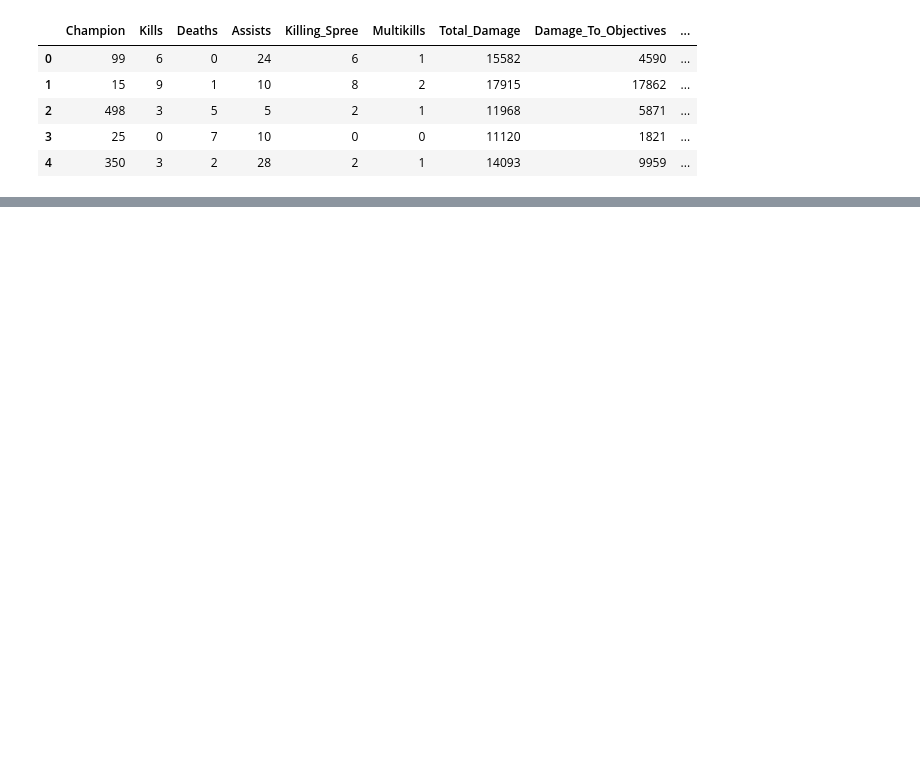
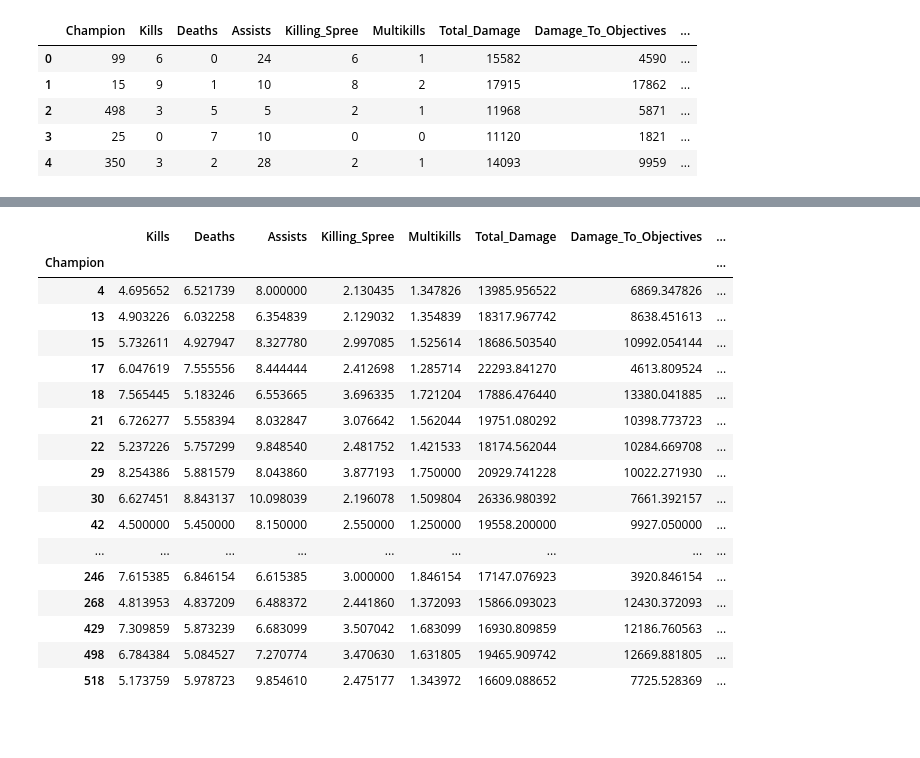
Before and after one commit to hiowatah/Analysis-of-Qiyana-LoL, a Jupyter notebook: API Call/Bottom Lane Cluster.ipynb, the cells around one changed output, grey strips where cells are left out. Drawn from its saved outputs; the diff is of its cells as text; code cells hidden in the pictures; blank space fills up the shorter version.

```diff
--- a/API Call/Bottom Lane Cluster.ipynb
+++ b/API Call/Bottom Lane Cluster.ipynb
@@ -83,5 +75,5 @@ plt.grid(True)
 # %%
-k_means = KMeans(n_clusters = 5).fit(lane.groupby('Champion').mean())
+k_means = KMeans(n_clusters = 3).fit(lane.groupby('Champion').mean())
 cluster_assignments = k_means.predict(lane.groupby('Champion').mean())
 # %%
 cluster_assignments
@@ -121,0 +111,40 @@ clustered
+# %%
+champion_names = 'http://ddragon.leagueoflegends.com/cdn/9.13.1/data/en_US/champion.json?fbclid=IwAR3wpqEjCmWqLKToVoMwWz-iGVCkHaVVfVOWtvy9OpfKrM7Hjt1YZ4VyPk8'
+
+df = pd.read_json(champion_names)
+
+champs = []
+ids = []
+for names in list(df['data']):
+    champs.append(names['id'])
+    ids.append(names['key'])
+
+champ_dict = {}
+
+for champ in range(len(champs)):
+    champ_dict[ids[champ]] = champs[champ]
+
+clustered['champion_name'] = clustered.index.map(lambda x: champ_dict[str(x)] )
+# %%
+clustered[clustered['Cluster'] == 2]
+# %% [output]
+|  | Kills | Deaths | Assists | Killing_Spree | Multikills | Total_Damage | Damage_To_Objectives | ... |
+| Champion |  |  |  |  |  |  |  | ... |
+| 4 | 4.695652 | 6.521739 | 8.000000 | 2.130435 | 1.347826 | 13985.956522 | 6869.347826 | ... |
+| 13 | 4.903226 | 6.032258 | 6.354839 | 2.129032 | 1.354839 | 18317.967742 | 8638.451613 | ... |
+| 15 | 5.732611 | 4.927947 | 8.327780 | 2.997085 | 1.525614 | 18686.503540 | 10992.054144 | ... |
+| 17 | 6.047619 | 7.555556 | 8.444444 | 2.412698 | 1.285714 | 22293.841270 | 4613.809524 | ... |
+| 18 | 7.565445 | 5.183246 | 6.553665 | 3.696335 | 1.721204 | 17886.476440 | 13380.041885 | ... |
+| 21 | 6.726277 | 5.558394 | 8.032847 | 3.076642 | 1.562044 | 19751.080292 | 10398.773723 | ... |
+| 22 | 5.237226 | 5.757299 | 9.848540 | 2.481752 | 1.421533 | 18174.562044 | 10284.669708 | ... |
+| 29 | 8.254386 | 5.881579 | 8.043860 | 3.877193 | 1.750000 | 20929.741228 | 10022.271930 | ... |
+| 30 | 6.627451 | 8.843137 | 10.098039 | 2.196078 | 1.509804 | 26336.980392 | 7661.392157 | ... |
+| 42 | 4.500000 | 5.450000 | 8.150000 | 2.550000 | 1.250000 | 19558.200000 | 9927.050000 | ... |
+| ... | ... | ... | ... | ... | ... | ... | ... | ... |
+| 246 | 7.615385 | 6.846154 | 6.615385 | 3.000000 | 1.846154 | 17147.076923 | 3920.846154 | ... |
+| 268 | 4.813953 | 4.837209 | 6.488372 | 2.441860 | 1.372093 | 15866.093023 | 12430.372093 | ... |
+| 429 | 7.309859 | 5.873239 | 6.683099 | 3.507042 | 1.683099 | 16930.809859 | 12186.760563 | ... |
+| 498 | 6.784384 | 5.084527 | 7.270774 | 3.470630 | 1.631805 | 19465.909742 | 12669.881805 | ... |
+| 518 | 5.173759 | 5.978723 | 9.854610 | 2.475177 | 1.343972 | 16609.088652 | 7725.528369 | ... |
+# %% [markdown]
+#
```
Also changed, not shown: parts of 17 cells of this notebook, 11 other files.
